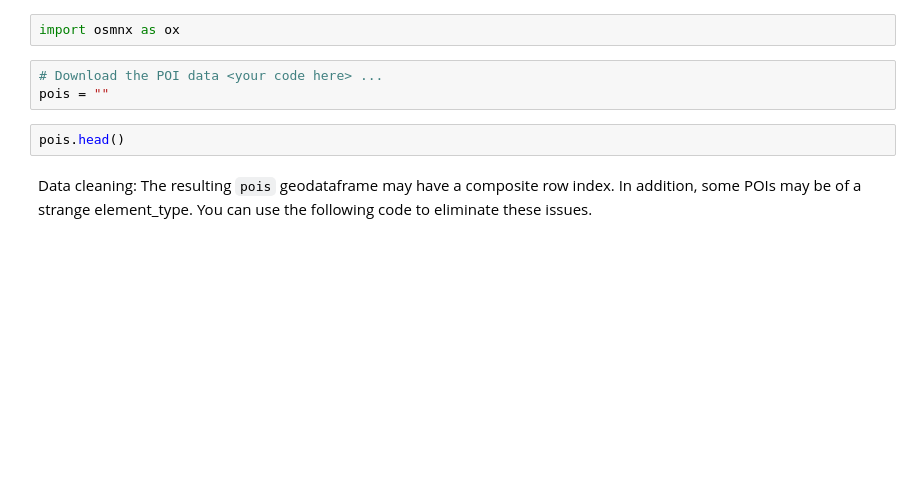
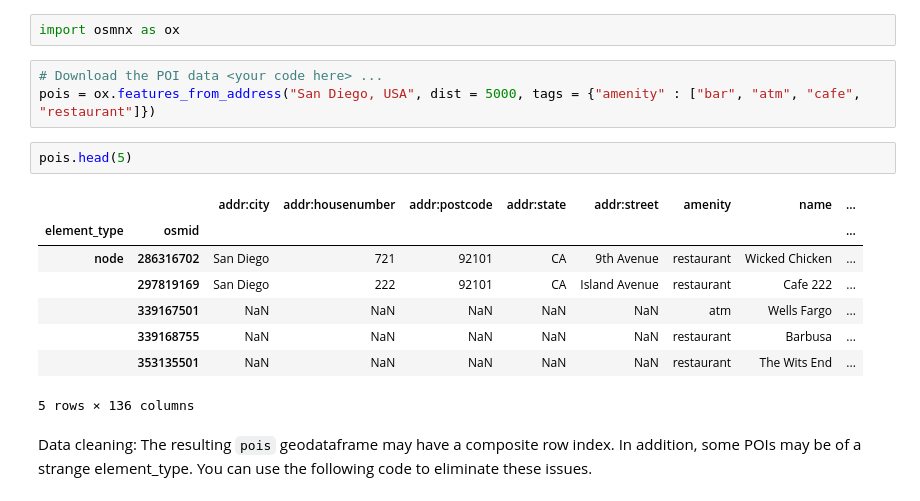
Before and after one commit to D3IP-SS24/case_study1, a Jupyter notebook: project_airbnb_template.ipynb, the cells around one changed output. Drawn from its saved outputs; the diff is of its cells as text; blank space fills up the shorter version.

```diff
--- a/project_airbnb_template.ipynb
+++ b/project_airbnb_template.ipynb
@@ -61,9 +73,18 @@ Instructions:
 import osmnx as ox
 # %%
 # Download the POI data <your code here> ...
-pois = ""
+pois = ox.features_from_address("San Diego, USA", dist = 5000, tags = {"amenity" : ["bar", "atm", "cafe", "restaurant"]})
 # %%
-pois.head()
+pois.head(5)
+# %% [output]
+|  |  | addr:city | addr:housenumber | addr:postcode | addr:state | addr:street | amenity | name | ... |
+| element_type | osmid |  |  |  |  |  |  |  | ... |
+| node | 286316702 | San Diego | 721 | 92101 | CA | 9th Avenue | restaurant | Wicked Chicken | ... |
+|  | 297819169 | San Diego | 222 | 92101 | CA | Island Avenue | restaurant | Cafe 222 | ... |
+|  | 339167501 | NaN | NaN | NaN | NaN | NaN | atm | Wells Fargo | ... |
+|  | 339168755 | NaN | NaN | NaN | NaN | NaN | restaurant | Barbusa | ... |
+|  | 353135501 | NaN | NaN | NaN | NaN | NaN | restaurant | The Wits End | ... |
+5 rows × 136 columns
 # %% [markdown]
 Data cleaning: The resulting `pois` geodataframe may have a composite row index. In addition, some POIs may be of a strange element_type. You can use the following code to eliminate these issues.
 # %%
```
Also changed, not shown: parts of 4 cells of this notebook, 1 other file.
